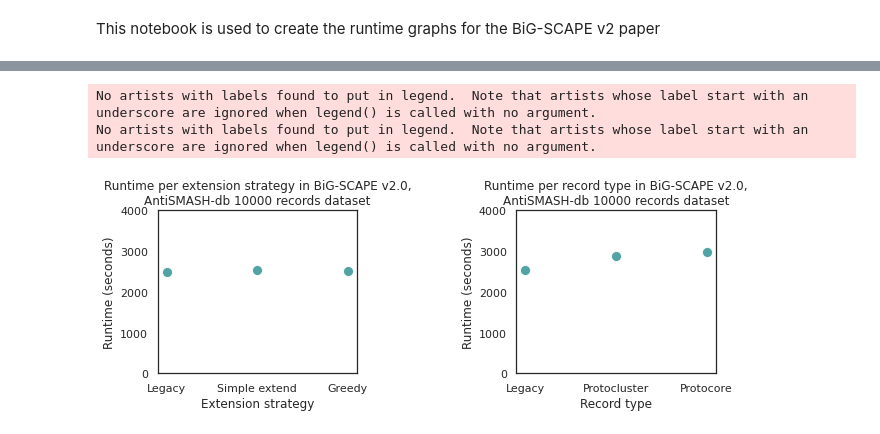
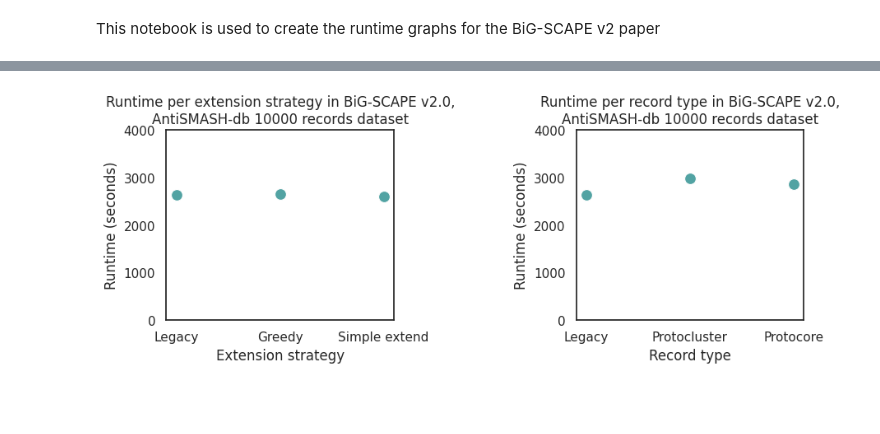
Before and after one commit to adraismawur/bigscape-v2-notebooks, a Jupyter notebook: runtimes.ipynb, the cells around one changed output, grey strips where cells are left out. Cells and saved outputs as stored; diff of their text form; code cells hidden in the pictures; blank space fills up the shorter version.

Commit message:
update mode data

```diff
--- a/runtimes.ipynb
+++ b/runtimes.ipynb
@@ -45,22 +45,10 @@ bigscape_v2_matrix["cc_gen"] = bigscape_v2_matrix["cc_gen"] + bigscape_v2_matrix
 bigscape_v2_matrix = bigscape_v2_matrix.drop(columns=["hmm_scan_save", "hmm_align_save", "cc_gen_save"])
 
 
-# bs2 mode csvs. same as bs2 csvs
-
-bigscape_v2_mode_matrix = pd.read_csv("bigscape_v2_mode_matrix.csv")
-# this matrix has the full folder names as samples. they are in the form of output_v2_Amycolatopsis_legacy_1
-# cut down to the relevant part
-bigscape_v2_mode_matrix["sample"] = bigscape_v2_mode_matrix["sample"].str.split("_").str[3:-1]
-bigscape_v2_mode_matrix["sample"] = bigscape_v2_mode_matrix["sample"].str.join("_")
-
-# average out per sample
-bigscape_v2_mode_matrix = bigscape_v2_mode_matrix.groupby(["sample"]).mean()
-
-
 # 10k mode csvs
 bigscape_v2_mode_10k_matrix = pd.read_csv("bigscape_v2_mode_10k_matrix.csv")
 # similar to the other mode matrix, cut down the samples
-bigscape_v2_mode_10k_matrix["sample"] = bigscape_v2_mode_10k_matrix["sample"].str.split("_").str[3:-1]
+bigscape_v2_mode_10k_matrix["sample"] = bigscape_v2_mode_10k_matrix["sample"].str.split("_").str[1:-1]
 bigscape_v2_mode_10k_matrix["sample"] = bigscape_v2_mode_10k_matrix["sample"].str.join("_")
 
 # average out per sample
@@ -382,8 +368,12 @@ b.remove()
 
 ## 10k antismash-db dataset
 
+# force the order of the samples to be legacy, greedy, simple_match, protocluster, proto_core
+mode_10k_totals = mode_10k_totals.reindex(["legacy", "greedy", "simple_match", "protocluster", "proto_core"])
+
+
 ### runtime per extension strategy
-strategies = mode_10k_totals[mode_10k_totals.index.isin(["legacy", "simple", "greedy"])]
+strategies = mode_10k_totals[mode_10k_totals.index.isin(["legacy", "greedy", "simple_match",])]
 sns.scatterplot(
     ax=axes[0],
     data=strategies,
@@ -395,39 +385,37 @@ sns.scatterplot(
 axes[0].set_title("Runtime per extension strategy in BiG-SCAPE v2.0,\nAntiSMASH-db 10000 records dataset")
 axes[0].set_xlabel("Extension strategy")
 # change the tick labels. this depends on the correct order of samples so be careful
-axes[0].set_xticklabels(["Legacy", "Simple extend", "Greedy"])
+axes[0].set_xticklabels(["Legacy", "Greedy", "Simple extend"])
 axes[0].set_ylabel("Runtime (seconds)")
 axes[0].set_ylim(0, 4000)
 axes[0].legend().remove()
 
 
 ### runtime per record type
-record_types = mode_10k_totals[mode_10k_totals.index.isin(["legacy", "protocluster", "proto_core"])]
+record_types = mode_10k_totals[mode_10k_totals.index.isin(["legacy", "protocluster", "proto_core",])]
 sns.scatterplot(
     ax=axes[1],
     data=record_types,
     x=record_types.index,
     y="total",
     s=100,
     color=COLORS["bigscape_blue"]
 )
 axes[1].set_title("Runtime per record type in BiG-SCAPE v2.0,\nAntiSMASH-db 10000 records dataset")
 axes[1].set_xlabel("Record type")
 # change the tick labels. this depends on the correct order of samples so be careful
 axes[1].set_xticklabels(["Legacy", "Protocluster", "Protocore"])
 axes[1].set_ylabel("Runtime (seconds)")
 axes[1].set_ylim(0, 4000)
 axes[1].legend().remove()
 
 # increase margins
 plt.subplots_adjust(hspace=0.5)
 plt.subplots_adjust(wspace=0.8)
 
 
 
 # save as svg
 fig.savefig("bigscape_v2_option_runtimes.svg")
 # %% [output]
-No artists with labels found to put in legend.  Note that artists whose label start with an underscore are ignored when legend() is called with no argument.
-No artists with labels found to put in legend.  Note that artists whose label start with an underscore are ignored when legend() is called with no argument.
-[figure, old version]
+[figure, new version]
```
Also changed, not shown: parts of 3 cells of this notebook, 1 other file.
